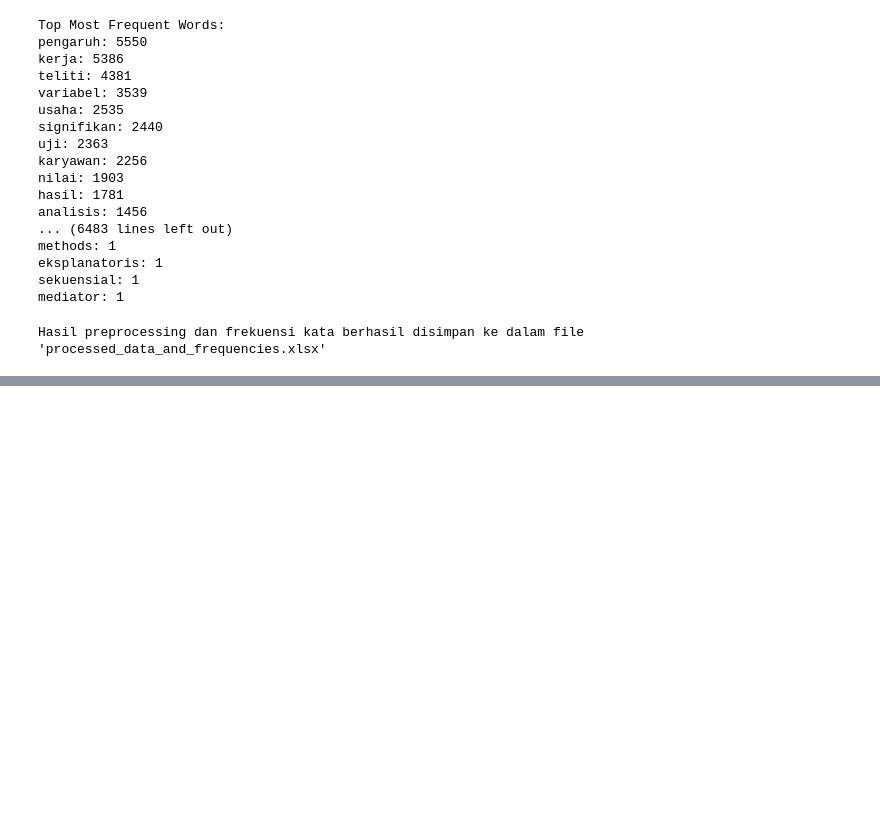
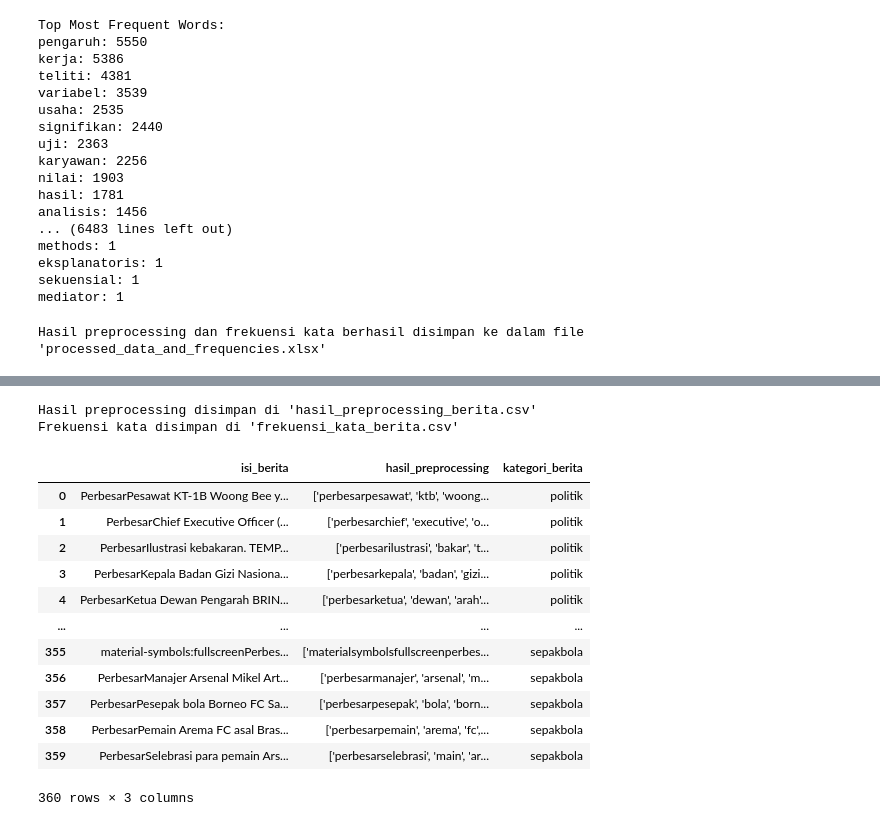
Before and after one commit to UmarMuchtar/PenambanganWeb01, a Jupyter notebook: _sources/Preprocessing.ipynb, the cells around one changed output, grey strips where cells are left out. Cells and saved outputs as stored; diff of their text form; code cells hidden in the pictures; blank space fills up the shorter version.

```diff
--- a/_sources/Preprocessing.ipynb
+++ b/_sources/Preprocessing.ipynb
@@ -275,0 +506,41 @@ Hasil preprocessing dan frekuensi kata berhasil disimpan ke dalam file 'processe
+# %%
+# Buat DataFrame baru dengan isi asli, isi stemmed, dan kategori
+processed_df = df[['isi_berita', 'stemmed_isi', 'kategori_berita']].copy()
+
+# Ganti nama kolom
+processed_df.rename(columns={'stemmed_isi': 'hasil_preprocessing'}, inplace=True)
+
+# Konversi frekuensi kata ke DataFrame
+frequency_df = pd.DataFrame.from_dict(word_frequencies, orient='index', columns=['frequency'])
+frequency_df.index.name = 'word'
+frequency_df.sort_values(by='frequency', ascending=False, inplace=True)
+
+# Simpan ke dua file CSV terpisah
+processed_df.to_csv('hasil_preprocessing_berita.csv', index=False, encoding='utf-8')
+frequency_df.to_csv('frekuensi_kata_berita.csv', encoding='utf-8')
+
+print("Hasil preprocessing disimpan di 'hasil_preprocessing_berita.csv'")
+print("Frekuensi kata disimpan di 'frekuensi_kata_berita.csv'")
+# %% [output]
+Hasil preprocessing disimpan di 'hasil_preprocessing_berita.csv'
+Frekuensi kata disimpan di 'frekuensi_kata_berita.csv'
+# %%
+hasil_preprocessing = "hasil_preprocessing_berita.csv"
+df = pd.read_csv(hasil_preprocessing)
+
+# Tampilkan data
+df
+# %% [output]
+|  | isi_berita | hasil_preprocessing | kategori_berita |
+| 0 | PerbesarPesawat KT-1B Woong Bee y... | ['perbesarpesawat', 'ktb', 'woong... | politik |
+| 1 | PerbesarChief Executive Officer (... | ['perbesarchief', 'executive', 'o... | politik |
+| 2 | PerbesarIlustrasi kebakaran. TEMP... | ['perbesarilustrasi', 'bakar', 't... | politik |
+| 3 | PerbesarKepala Badan Gizi Nasiona... | ['perbesarkepala', 'badan', 'gizi... | politik |
+| 4 | PerbesarKetua Dewan Pengarah BRIN... | ['perbesarketua', 'dewan', 'arah'... | politik |
+| ... | ... | ... | ... |
+| 355 | material-symbols:fullscreenPerbes... | ['materialsymbolsfullscreenperbes... | sepakbola |
+| 356 | PerbesarManajer Arsenal Mikel Art... | ['perbesarmanajer', 'arsenal', 'm... | sepakbola |
+| 357 | PerbesarPesepak bola Borneo FC Sa... | ['perbesarpesepak', 'bola', 'born... | sepakbola |
+| 358 | PerbesarPemain Arema FC asal Bras... | ['perbesarpemain', 'arema', 'fc',... | sepakbola |
+| 359 | PerbesarSelebrasi para pemain Ars... | ['perbesarselebrasi', 'main', 'ar... | sepakbola |
+360 rows × 3 columns
```
Also changed, not shown: parts of 28 cells of this notebook, 15 other files.
